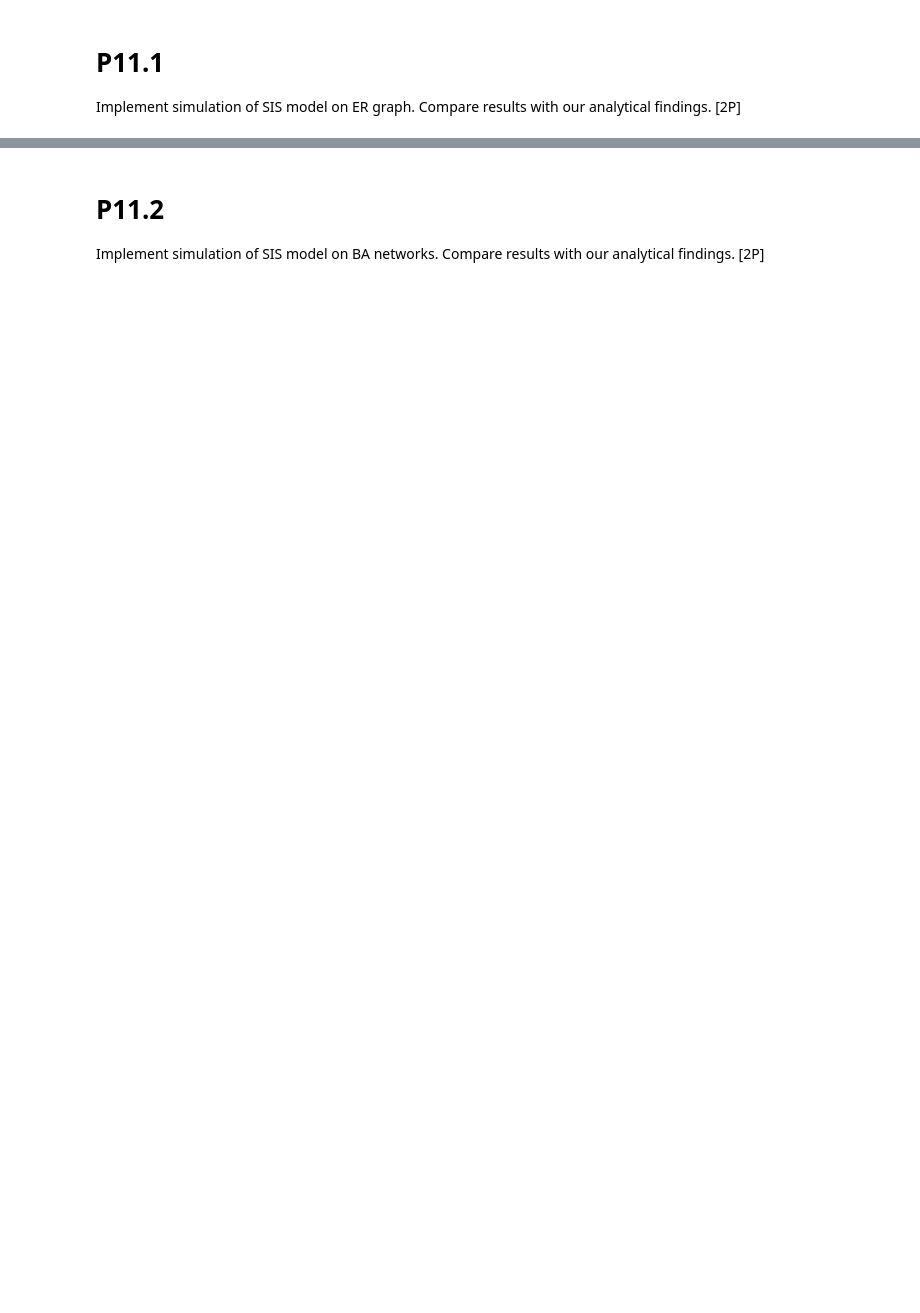
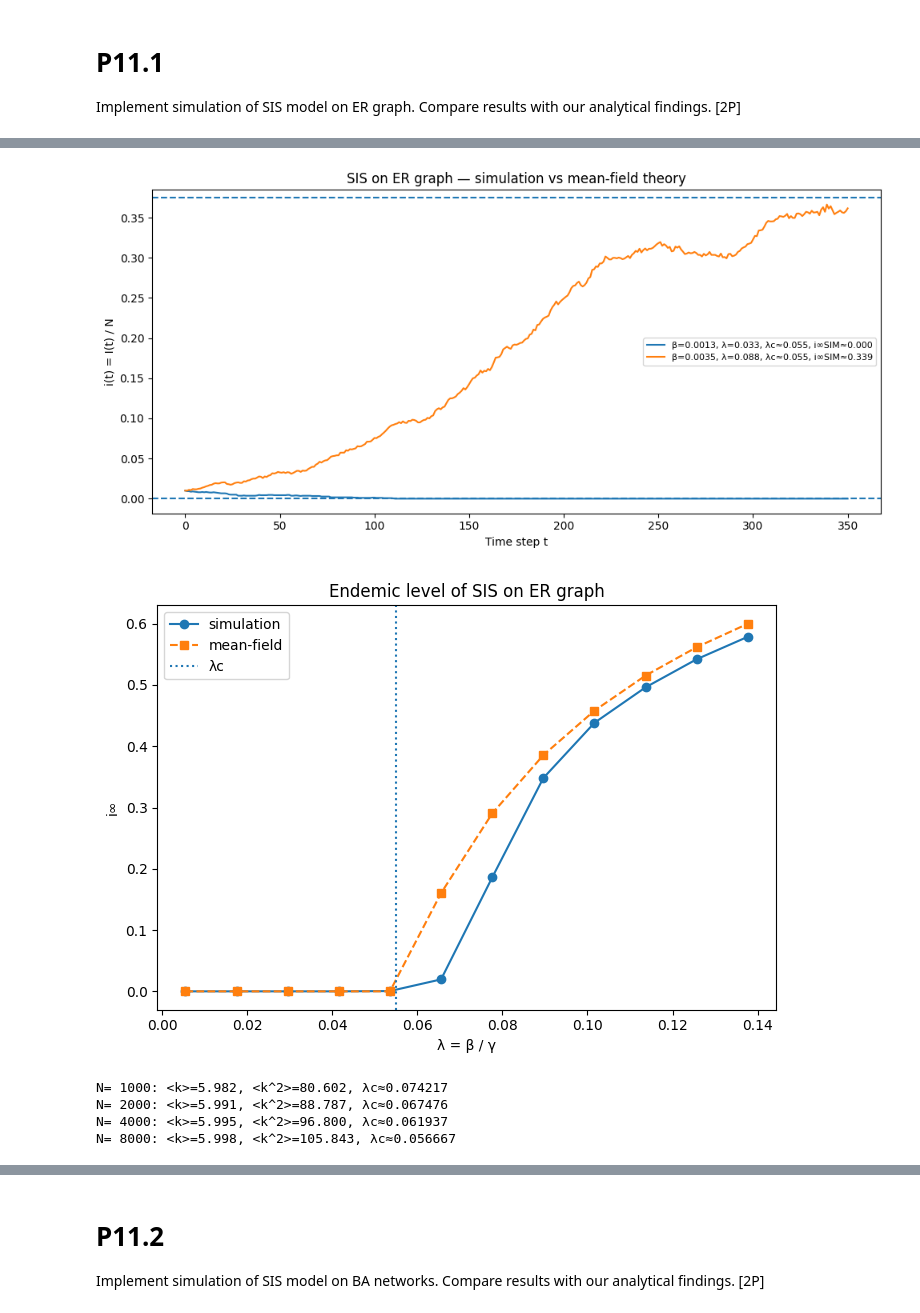
Before and after one commit to OganKuba/Social-Recomndation-Systems-Tasks, a Jupyter notebook: P11/P11.ipynb, the cells around one changed output, grey strips where cells are left out. Cells and saved outputs as stored; diff of their text form; code cells hidden in the pictures; blank space fills up the shorter version.

```diff
--- a/P11/P11.ipynb
+++ b/P11/P11.ipynb
@@ -138,0 +220,72 @@ plt.show()
+# %%
+N = 3000
+p = 0.006
+gamma = 0.04
+i0 = 0.01
+T = 350
+seed = 7
+
+G = make_er_graph(N, p, seed=seed)
+A, k_mean, k2_mean = graph_moments(G)
+
+lam_c_er = mean_field_threshold_er(k_mean)
+beta_c_er = lam_c_er * gamma
+
+betas = [0.6 * beta_c_er, 1.6 * beta_c_er]
+
+def mf_er_line(beta, k_mean, k2_mean):
+    return mean_field_endemic_er(beta, gamma, k_mean)
+
+plot_time_series(
+    G, A, betas, gamma, i0, T, seed,
+    title="SIS on ER graph — simulation vs mean-field theory",
+    threshold_lam=lam_c_er,
+    mf_line_fn=mf_er_line,
+    fmt_beta="{:.4f}"
+)
+
+betas_sweep = np.linspace(0.1 * beta_c_er, 2.5 * beta_c_er, 12)
+lams_sweep = betas_sweep / gamma
+
+i_sim = []
+i_mf = []
+for beta in betas_sweep:
+    infected_frac, k_mean, _ = simulate_sis(G, beta, gamma, i0=i0, T=T, seed=seed, A_cached=A)
+    i_sim.append(endemic_level_from_series(infected_frac, T, tail=0.2))
+    i_mf.append(mean_field_endemic_er(beta, gamma, k_mean))
+
+plt.figure(figsize=(7, 5))
+plt.plot(lams_sweep, i_sim, "o-", label="simulation")
+plt.plot(lams_sweep, i_mf, "s--", label="mean-field")
+plt.axvline(lam_c_er, linestyle=":", label="λc")
+plt.xlabel("λ = β / γ")
+plt.ylabel("i∞")
+plt.title("Endemic level of SIS on ER graph")
+plt.legend()
+plt.tight_layout()
+plt.show()
+
+Ns = [1000, 2000, 4000, 8000]
+m = 3
+
+lamc_list = []
+for Nn in Ns:
+    G_tmp = make_ba_graph(Nn, m, seed=123)
+    _, k_mean, k2_mean = graph_moments(G_tmp)
+    lamc_list.append(lambda_c_scale_free(k_mean, k2_mean))
+    print(f"N={Nn:5d}: <k>={k_mean:.3f}, <k^2>={k2_mean:.3f}, λc≈{lamc_list[-1]:.6f}")
+
+plt.figure(figsize=(6, 4))
+plt.plot(Ns, lamc_list, "o-")
+plt.xlabel("Network size N")
+plt.ylabel("Predicted λc = <k>/<k^2>")
+plt.title("BA network: predicted epidemic threshold shrinks with N")
+plt.tight_layout()
+plt.show()
+# %% [output]
+[figure, added]
+[figure, added]
+N= 1000: <k>=5.982, <k^2>=80.602, λc≈0.074217
+N= 2000: <k>=5.991, <k^2>=88.787, λc≈0.067476
+N= 4000: <k>=5.995, <k^2>=96.800, λc≈0.061937
+N= 8000: <k>=5.998, <k^2>=105.843, λc≈0.056667
```
Also changed, not shown: parts of 18 cells of this notebook, 1 other file.
